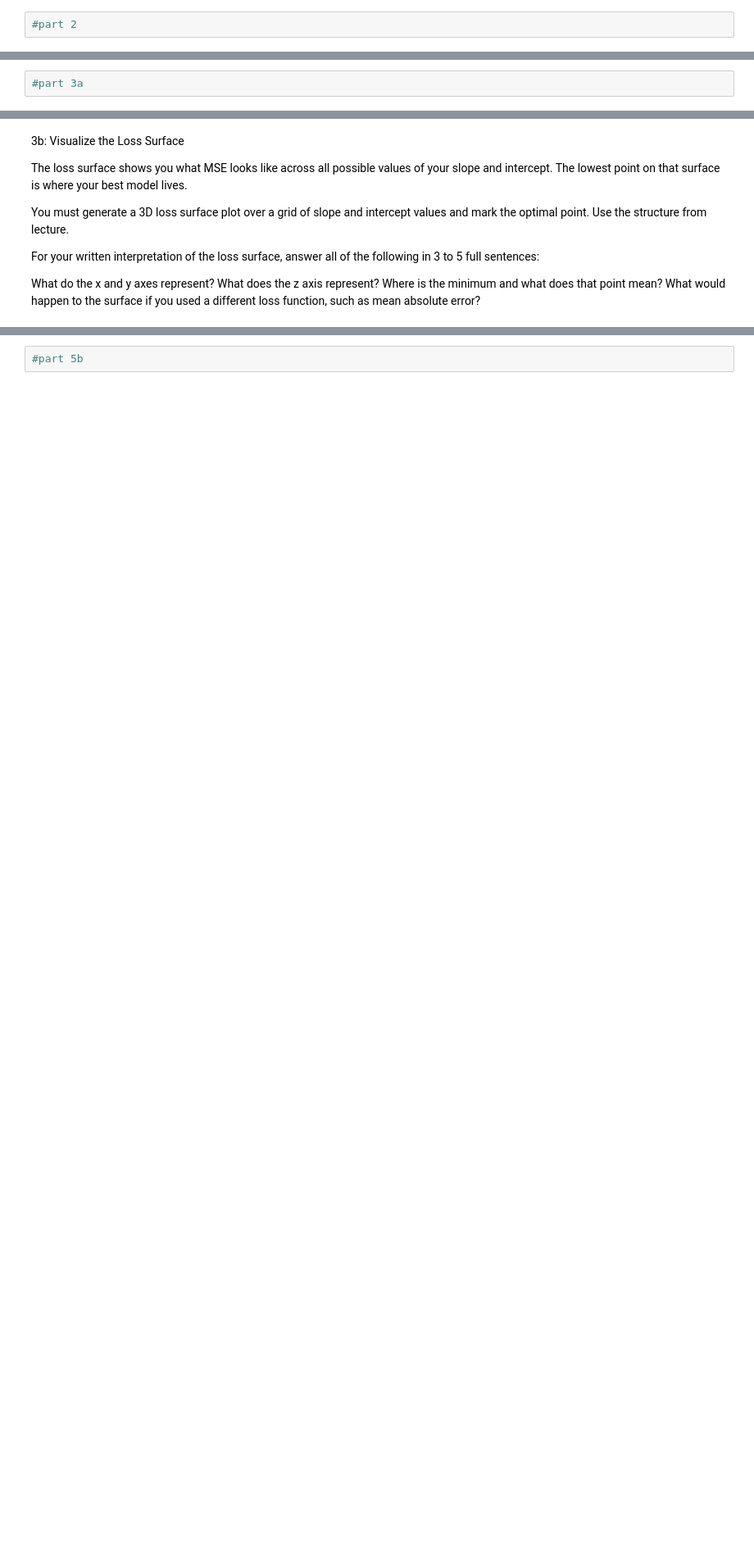
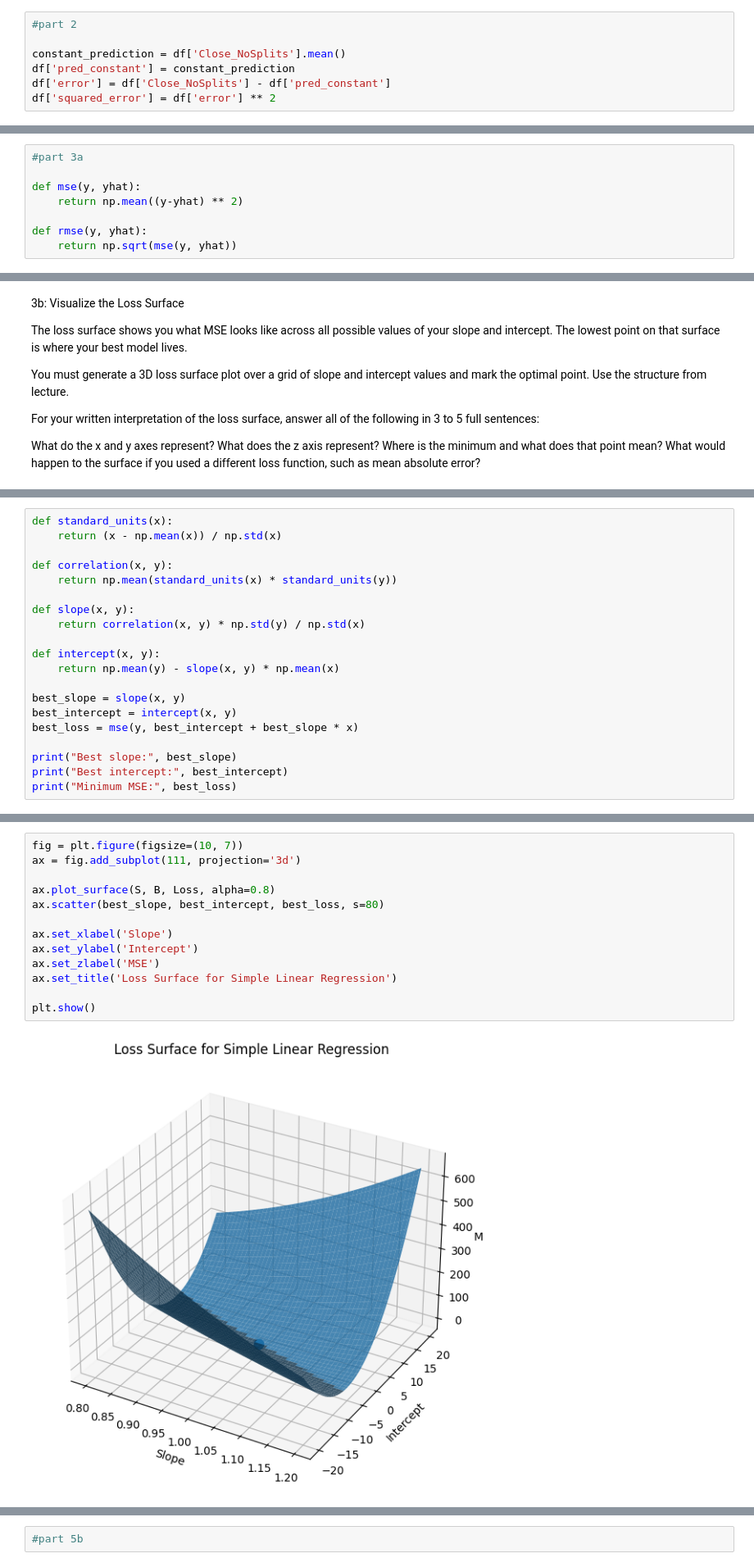
Before and after one commit to omal0/CS577-AppleStock, a Jupyter notebook: Assignments/ProjectPhase3.ipynb, the cells around one changed output, grey strips where cells are left out. Shown at 82% size. Drawn from its saved outputs; the diff is of its cells as text; blank space fills up the shorter version.

```diff
--- a/Assignments/ProjectPhase3.ipynb
+++ b/Assignments/ProjectPhase3.ipynb
@@ -54,3 +56,8 @@ Example: If your RMSE is 14.3 and your target is exam score, write: "On average,
 A model that cannot beat the constant model is useless. This is not optional context. This is the whole point.
 # %%
 #part 2
+
+constant_prediction = df['Close_NoSplits'].mean()
+df['pred_constant'] = constant_prediction
+df['error'] = df['Close_NoSplits'] - df['pred_constant']
+df['squared_error'] = df['error'] ** 2
@@ -73,3 +91,9 @@ Why we square the errors instead of just averaging them
 What RMSE tells us that MSE does not
 # %%
 #part 3a
+
+def mse(y, yhat):
+    return np.mean((y-yhat) ** 2)
+
+def rmse(y, yhat):
+    return np.sqrt(mse(y, yhat))
@@ -90,0 +132,20 @@ What would happen to the surface if you used a different loss function, such as
+# %%
+def standard_units(x):
+    return (x - np.mean(x)) / np.std(x)
+
+def correlation(x, y):
+    return np.mean(standard_units(x) * standard_units(y))
+
+def slope(x, y):
+    return correlation(x, y) * np.std(y) / np.std(x)
+
+def intercept(x, y):
+    return np.mean(y) - slope(x, y) * np.mean(x)
+
+best_slope = slope(x, y)
+best_intercept = intercept(x, y)
+best_loss = mse(y, best_intercept + best_slope * x)
+
+print("Best slope:", best_slope)
+print("Best intercept:", best_intercept)
+print("Minimum MSE:", best_loss)
@@ -90,0 +156,15 @@ What would happen to the surface if you used a different loss function, such as
+# %%
+fig = plt.figure(figsize=(10, 7))
+ax = fig.add_subplot(111, projection='3d')
+
+ax.plot_surface(S, B, Loss, alpha=0.8)
+ax.scatter(best_slope, best_intercept, best_loss, s=80)
+
+ax.set_xlabel('Slope')
+ax.set_ylabel('Intercept')
+ax.set_zlabel('MSE')
+ax.set_title('Loss Surface for Simple Linear Regression')
+
+plt.show()
+# %% [output]
+[figure, added]
```
Also changed, not shown: parts of 15 cells of this notebook, 2 other files.
